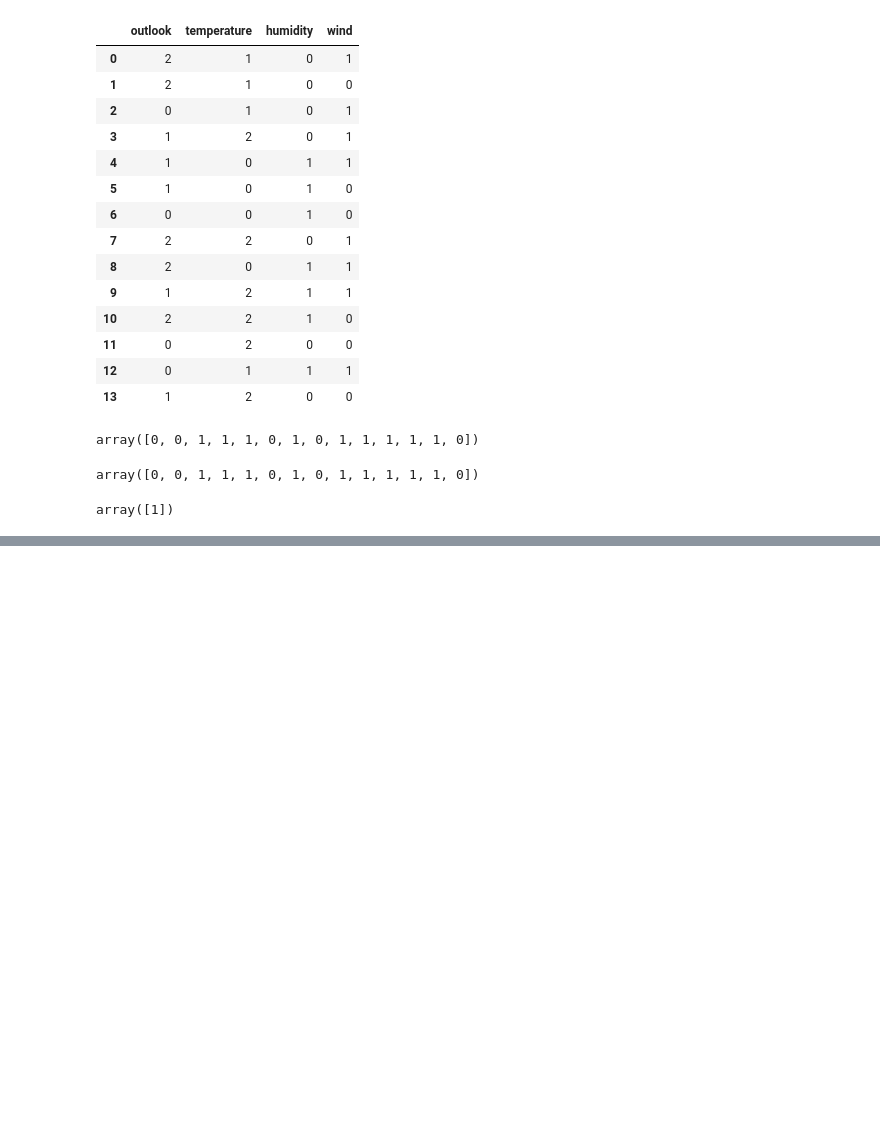
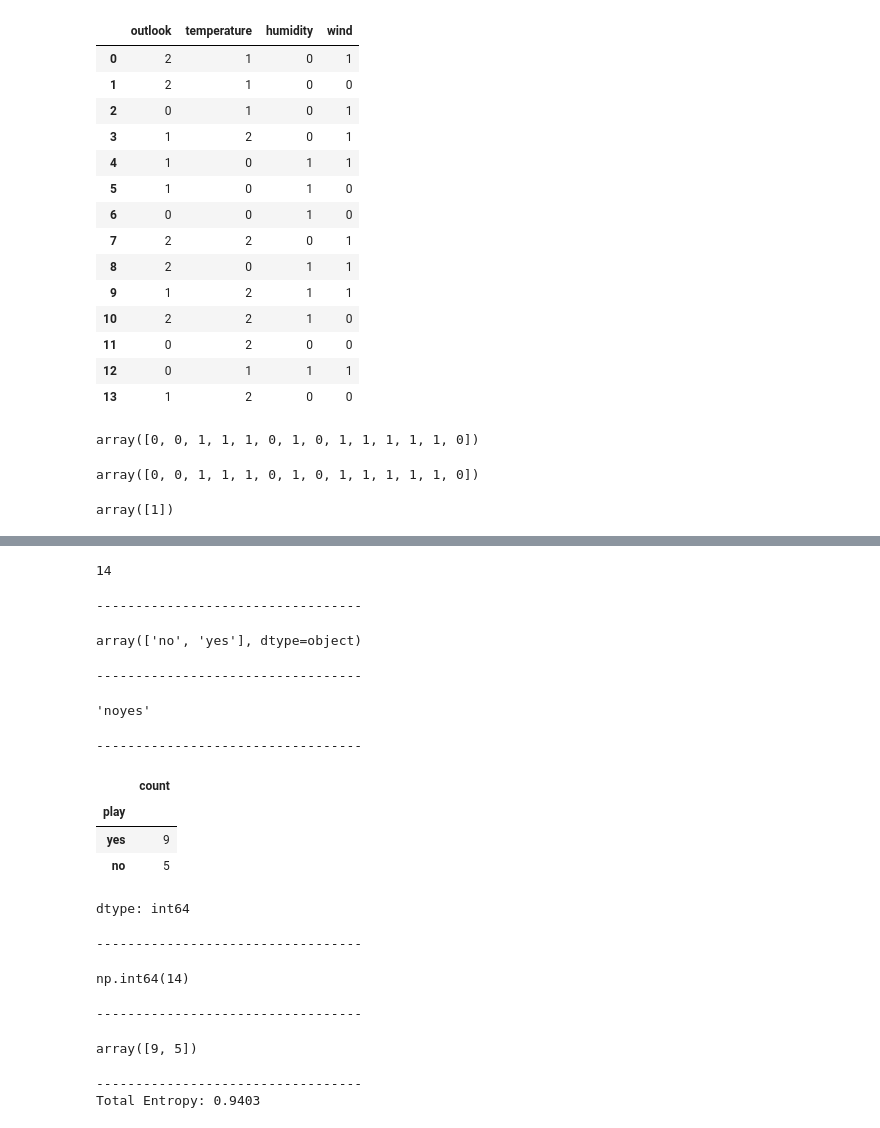
Before and after one commit to Haris-09/Machine-Learning, a Jupyter notebook: Decision_Tree.ipynb, the cells around one changed output, grey strips where cells are left out. Drawn from its saved outputs; the diff is of its cells as text; code cells hidden in the pictures; blank space fills up the shorter version.

```diff
--- a/Decision_Tree.ipynb
+++ b/Decision_Tree.ipynb
@@ -171,0 +192,32 @@ array([1])
+# %%
+import math
+display(len(df))
+print("----------------------------------")
+display(df['play'].unique())
+print("----------------------------------")
+display(df['play'].value_counts())
+print("----------------------------------")
+display(df['play'].value_counts().sum())
+print("----------------------------------")
+display(df['play'].value_counts().values)
+print("----------------------------------")
+values = df['play'].value_counts().values
+print(f"Total Entropy: {-sum(p/len(df) * math.log2(p/len(df)) for p in values):.4f}")
+# %% [output]
+14
+----------------------------------
+array(['no', 'yes'], dtype=object)
+----------------------------------
+'noyes'
+----------------------------------
+|  | count |
+| play |  |
+| yes | 9 |
+| no | 5 |
+dtype: int64
+----------------------------------
+np.int64(14)
+----------------------------------
+array([9, 5])
+----------------------------------
+Total Entropy: 0.9403
```
Also changed, not shown: parts of 6 cells of this notebook.
